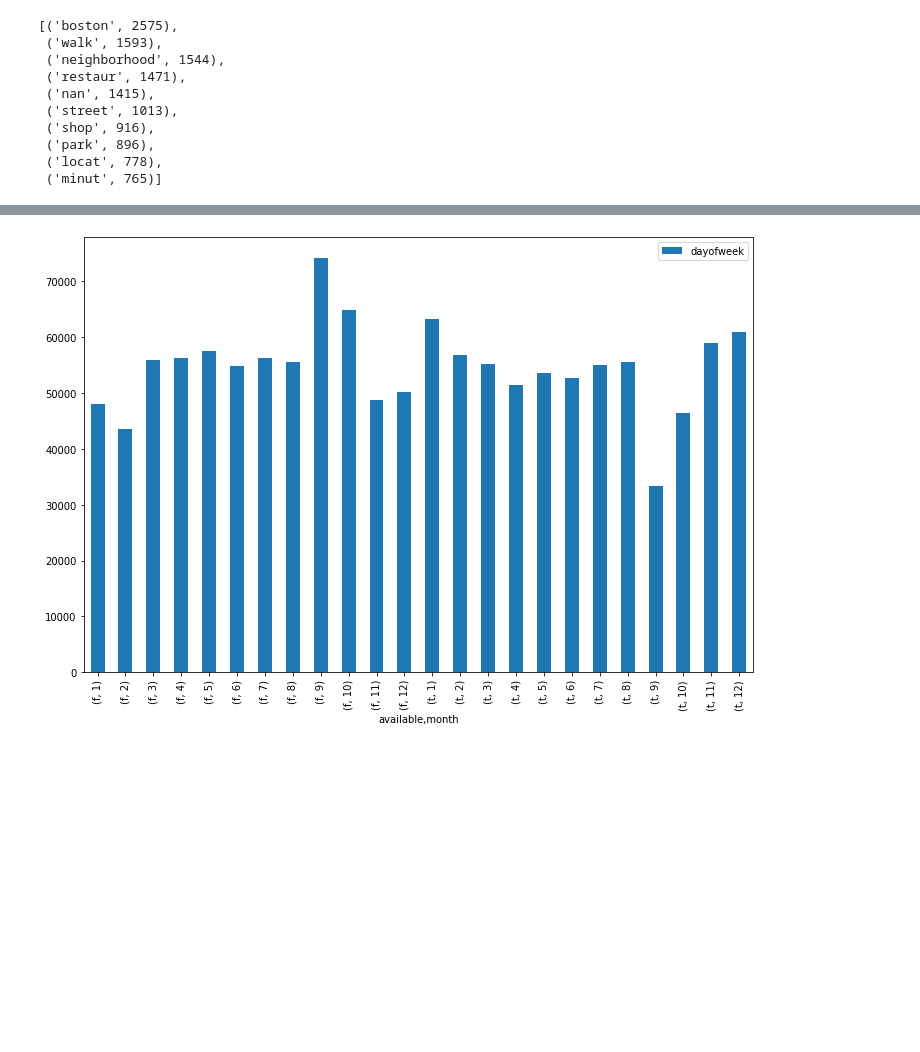
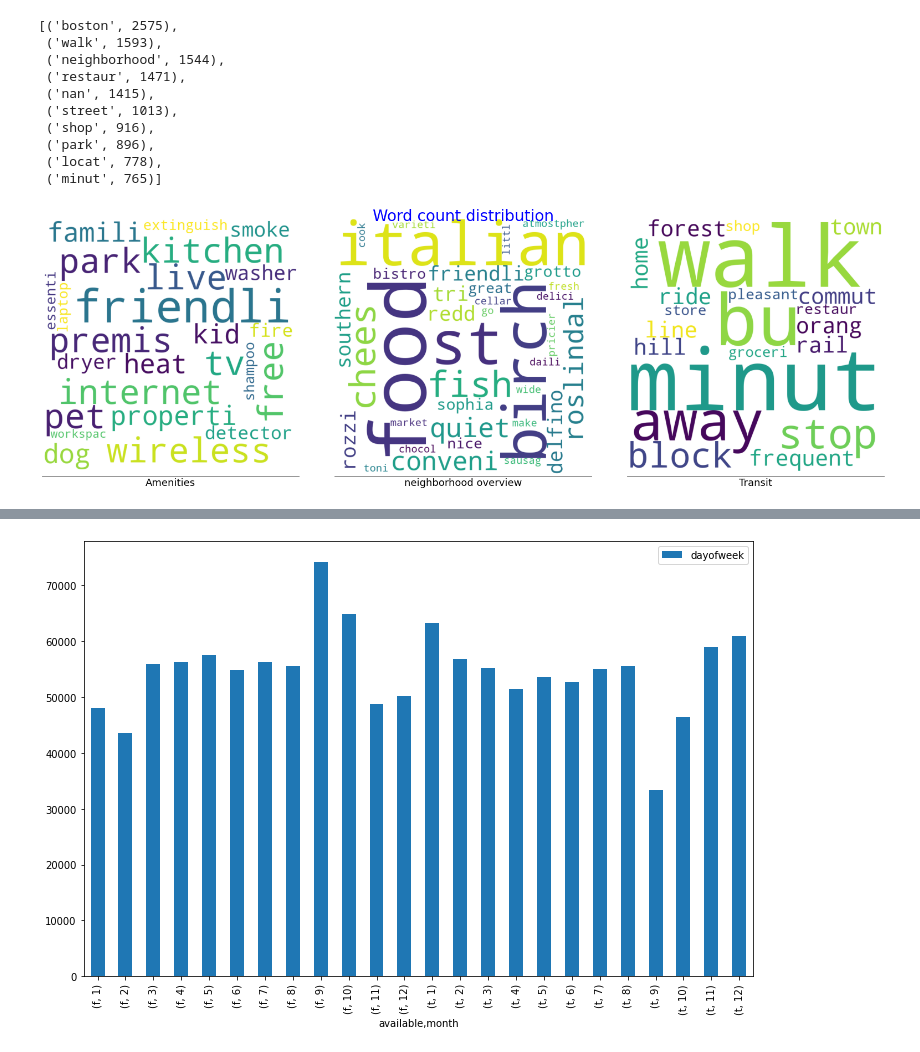
Before and after one commit to rafaelmata357/Data-Science-Udacity, a Jupyter notebook: Airbnb/airbnb.ipynb, the cells around one changed output, grey strips where cells are left out. Cells and saved outputs as stored; diff of their text form; code cells hidden in the pictures; blank space fills up the shorter version.

```diff
--- a/Airbnb/airbnb.ipynb
+++ b/Airbnb/airbnb.ipynb
@@ -332,0 +310,44 @@ plt.tight_layout(pad = 0)
+# %%
+def word_cloud(column):
+
+    all_words = ''
+
+    for arg in column:
+        tokens = arg.split()
+        all_words += " ".join(tokens)+" "
+        wordcloud = WordCloud(width = 700, height = 700, background_color ='white', min_font_size = 8).generate(all_words)
+
+        return all_words, wordcloud
+
+fig , ax = plt.subplots(nrows=1, ncols=3, figsize=(22,7))
+fig.suptitle('Word count distribution', fontsize=28, c='b')
+
+amenities_aw, amenities_wc =  word_cloud(df['amenities_token'])
+neighbor_aw, neighbor_wc =  word_cloud(df['neighborhood_token'])
+transit_aw, transit_wc =  word_cloud(df['transit_token'])
+
+ax[0].imshow(amenities_wc)
+#ax[0].axis("off")
+ax[0].get_yaxis().set_ticks([])
+ax[0].get_xaxis().set_ticks([])
+ax[0].spines['top'].set_visible(False)
+ax[0].spines['right'].set_visible(False)
+ax[0].spines['left'].set_visible(False)
+ax[0].set_xlabel('Amenities',fontsize=18)
+ax[1].imshow(neighbor_wc)
+ax[1].get_yaxis().set_ticks([])
+ax[1].get_xaxis().set_ticks([])
+ax[1].spines['top'].set_visible(False)
+ax[1].spines['right'].set_visible(False)
+ax[1].spines['left'].set_visible(False)
+ax[1].set_xlabel('neighborhood overview',fontsize=18)
+ax[2].imshow(transit_wc)
+ax[2].get_yaxis().set_ticks([])
+ax[2].get_xaxis().set_ticks([])
+ax[2].spines['top'].set_visible(False)
+ax[2].spines['right'].set_visible(False)
+ax[2].spines['left'].set_visible(False)
+ax[2].set_xlabel('Transit',fontsize=18)
+plt.tight_layout(pad = 0)
+# %% [output]
+[figure, added]
```
Also changed, not shown: parts of 12 cells of this notebook.
